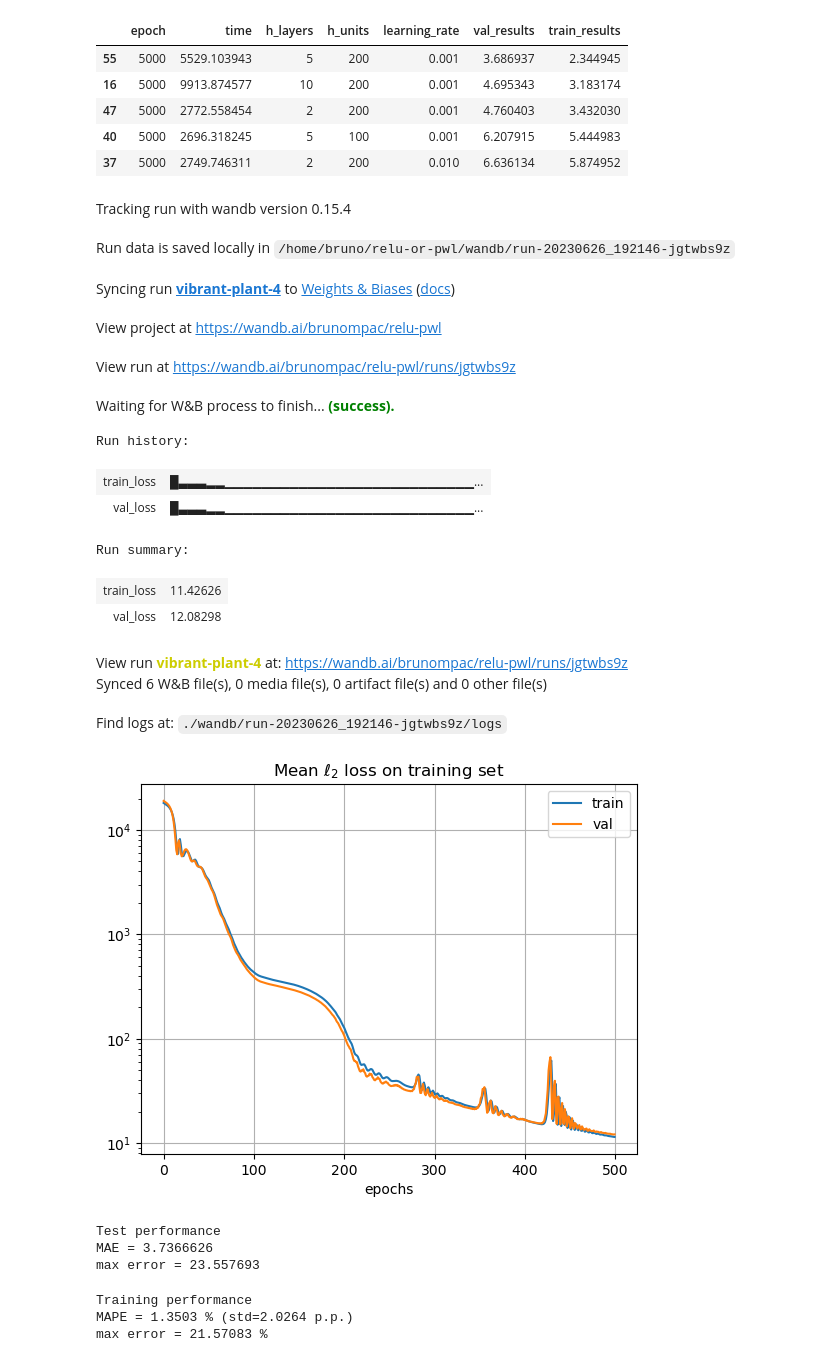
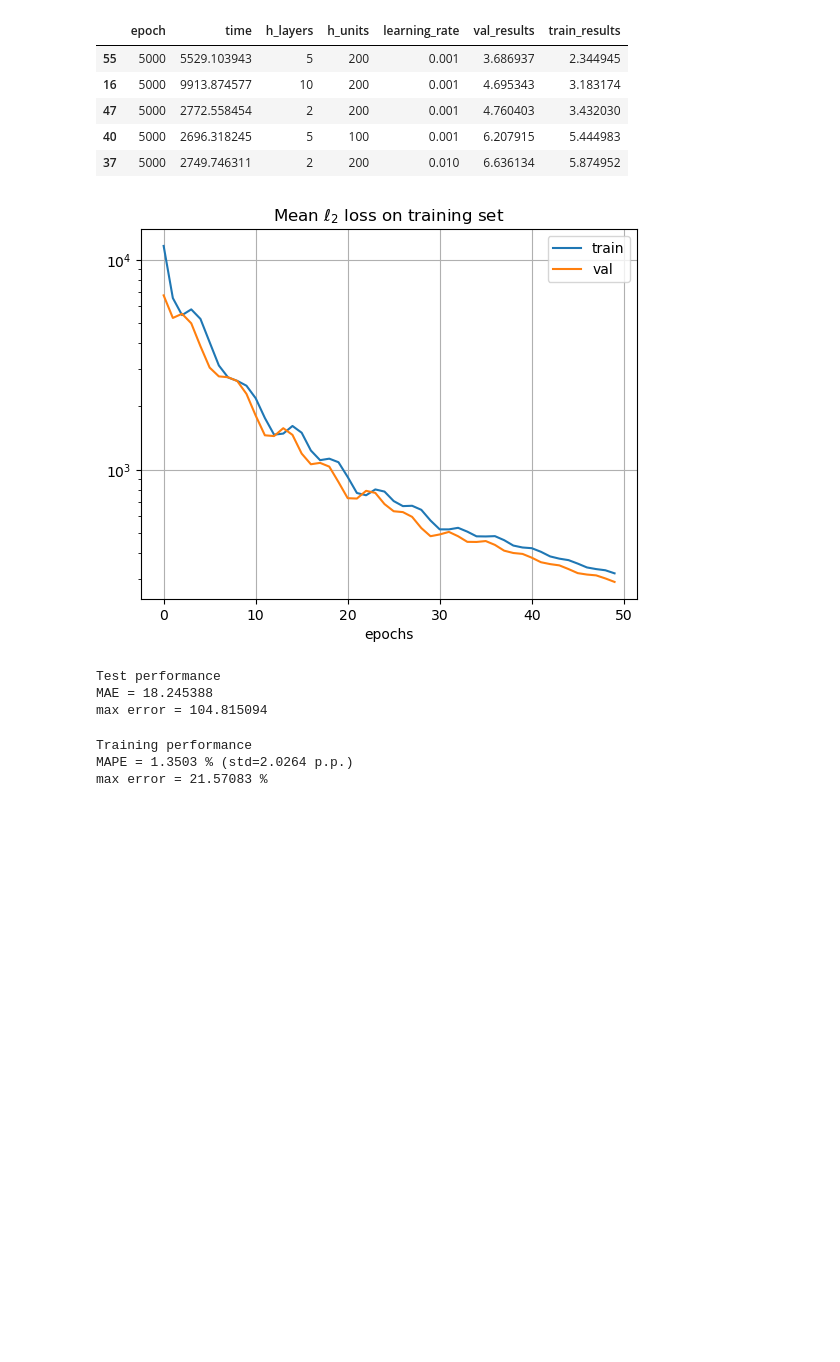
Before and after one commit to brunompacheco/relu-or-pwl, a Jupyter notebook: main.ipynb, the cells around one changed output. Cells and saved outputs as stored; diff of their text form; code cells hidden in the pictures; blank space fills up the shorter version.

```diff
--- a/main.ipynb
+++ b/main.ipynb
@@ -81,55 +81,40 @@ df_hp_results.sort_values(by='val_results').head()
 | 40 | 5000 | 2696.318245 | 5 | 100 | 0.001 | 6.207915 | 5.444983 |
 | 37 | 5000 | 2749.746311 | 2 | 200 | 0.010 | 6.636134 | 5.874952 |
 # %%
-net = NeuralNetwork(h_layers=5, h_units=200, random_key=1, learning_rate=1e-3,
-                    epochs=5000)
+net = NetworkTrainer(h_layers=5, h_units=100, random_key=1, learning_rate=1e-3,
+                     epochs=50)
 
 net = net.fit(
     X_train, y_train,
     X_val=X_test, y_val=y_test,
-    wandb_project='relu-pwl',
-    wandb_notes='Best model from first hp tuning.',
+    # wandb_project='relu-pwl',
+    # wandb_notes='Best model from first hp tuning.',
     # wandb_group='TEST',
 )
 
 plt.plot(net.train_loss_values_, label='train')
 plt.plot(net.val_loss_values_, label='val')
 plt.yscale('log')
 plt.xlabel('epochs')
 plt.title('Mean $\ell_2$ loss on training set')
 plt.legend()
 plt.grid()
 plt.show()
 
 y_hat = net.predict(X_test)
 
 df_test['delta_p_hat'] = y_hat
 
 percentage_error = y_hat[:,0] - df_test['delta_p'].values
 
 print('Test performance')
 print('MAE =', np.abs(percentage_error).mean())
 print('max error =', np.abs(percentage_error).max())
 # %% [output]
-Tracking run with wandb version 0.15.4
-Run data is saved locally in /home/bruno/relu-or-pwl/wandb/run-20230626_192146-jgtwbs9z
-Syncing run vibrant-plant-4 to Weights & Biases (docs)
-View project at https://wandb.ai/brunompac/relu-pwl
-View run at https://wandb.ai/brunompac/relu-pwl/runs/jgtwbs9z
-Waiting for W&B process to finish... (success).
+[figure, new version]
-Run history:
+Test performance
+MAE = 18.245388
+max error = 104.815094
-| train_loss | █▃▃▃▂▂▁▁▁▁▁▁▁▁▁▁▁▁▁▁▁▁▁▁▁▁▁▁▁▁▁▁▁... |
-| val_loss | █▃▃▃▂▂▁▁▁▁▁▁▁▁▁▁▁▁▁▁▁▁▁▁▁▁▁▁▁▁▁▁▁... |
-Run summary:
-| train_loss | 11.42626 |
-| val_loss | 12.08298 |
-View run vibrant-plant-4 at: https://wandb.ai/brunompac/relu-pwl/runs/jgtwbs9z
-Synced 6 W&B file(s), 0 media file(s), 0 artifact file(s) and 0 other file(s)
-Find logs at: ./wandb/run-20230626_192146-jgtwbs9z/logs
-[figure, old version]
-Test performance
-MAE = 3.7366626
-max error = 23.557693
 # %%
 net.save('models/medium_nn.pkl')
 # %%
```
Also changed, not shown: parts of 2 cells of this notebook, 2 other files.
